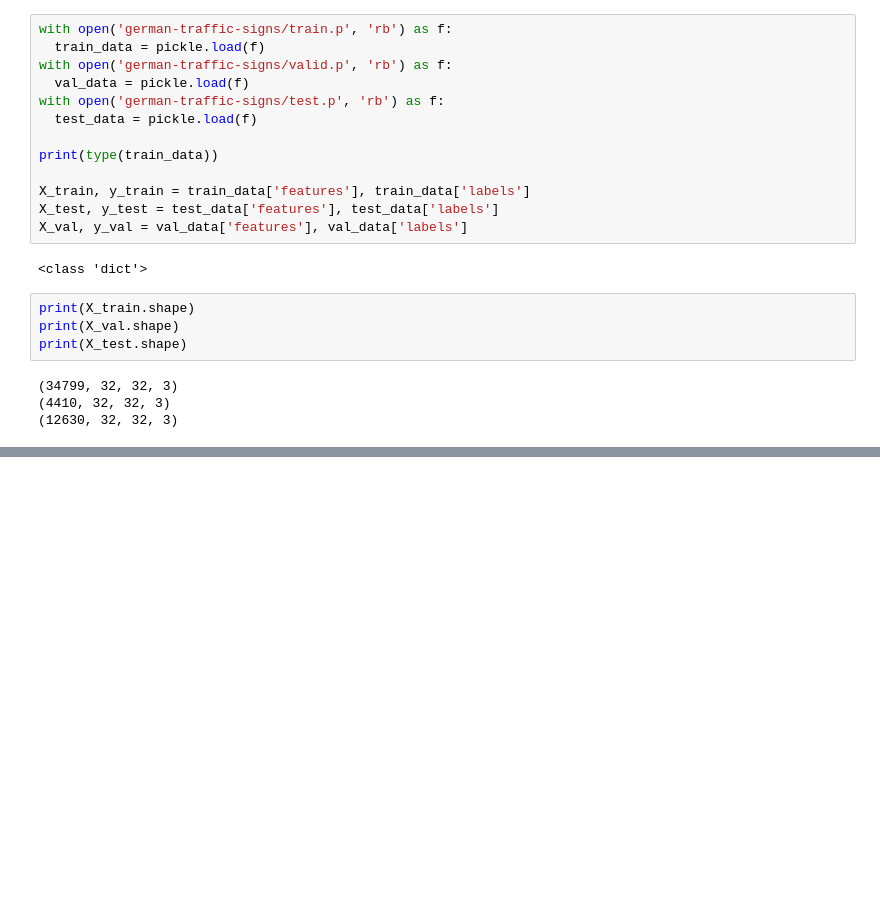
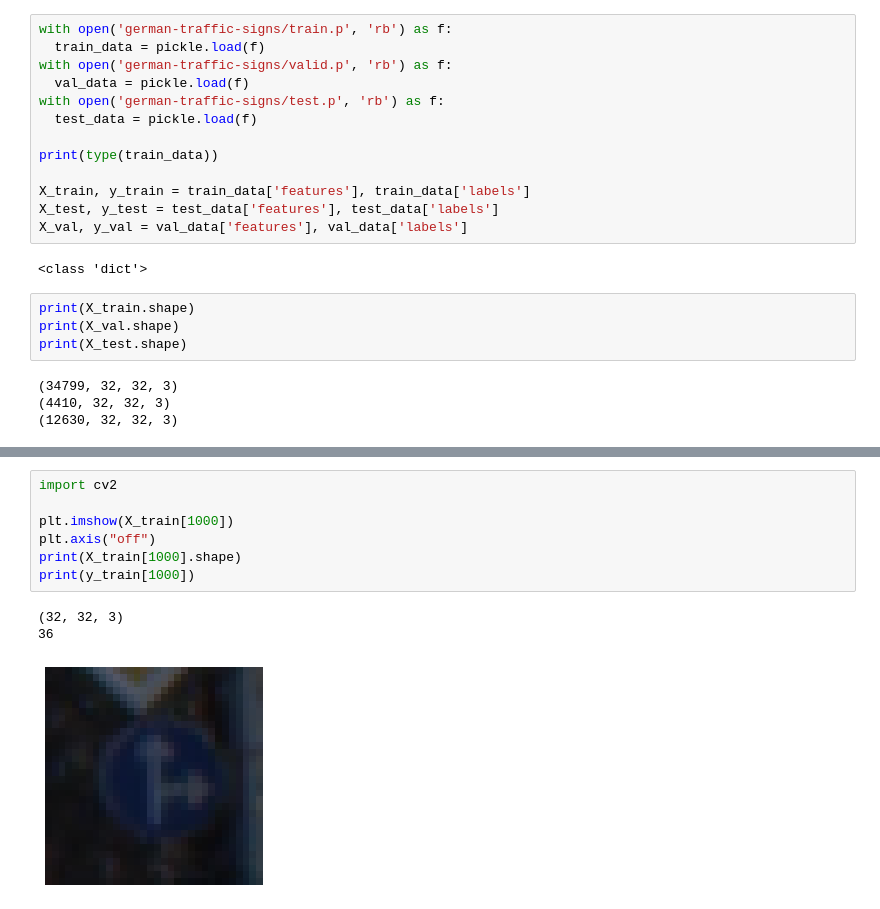
Before and after one commit to sejalagrawal/selfdrivecar_1, a Jupyter notebook: ClassifyRoadSymbols.ipynb, the cells around one changed output, grey strips where cells are left out. Saved outputs shown, nothing was run; the diff lists cells and outputs as text; blank space fills up the shorter version.

```diff
--- a/ClassifyRoadSymbols.ipynb
+++ b/ClassifyRoadSymbols.ipynb
@@ -47,0 +88,11 @@ print(X_test.shape)
+# %%
+import cv2
+
+plt.imshow(X_train[1000])
+plt.axis("off")
+print(X_train[1000].shape)
+print(y_train[1000])
+# %% [output]
+(32, 32, 3)
+36
+[figure, added]
```
Also changed, not shown: parts of 10 cells of this notebook.
